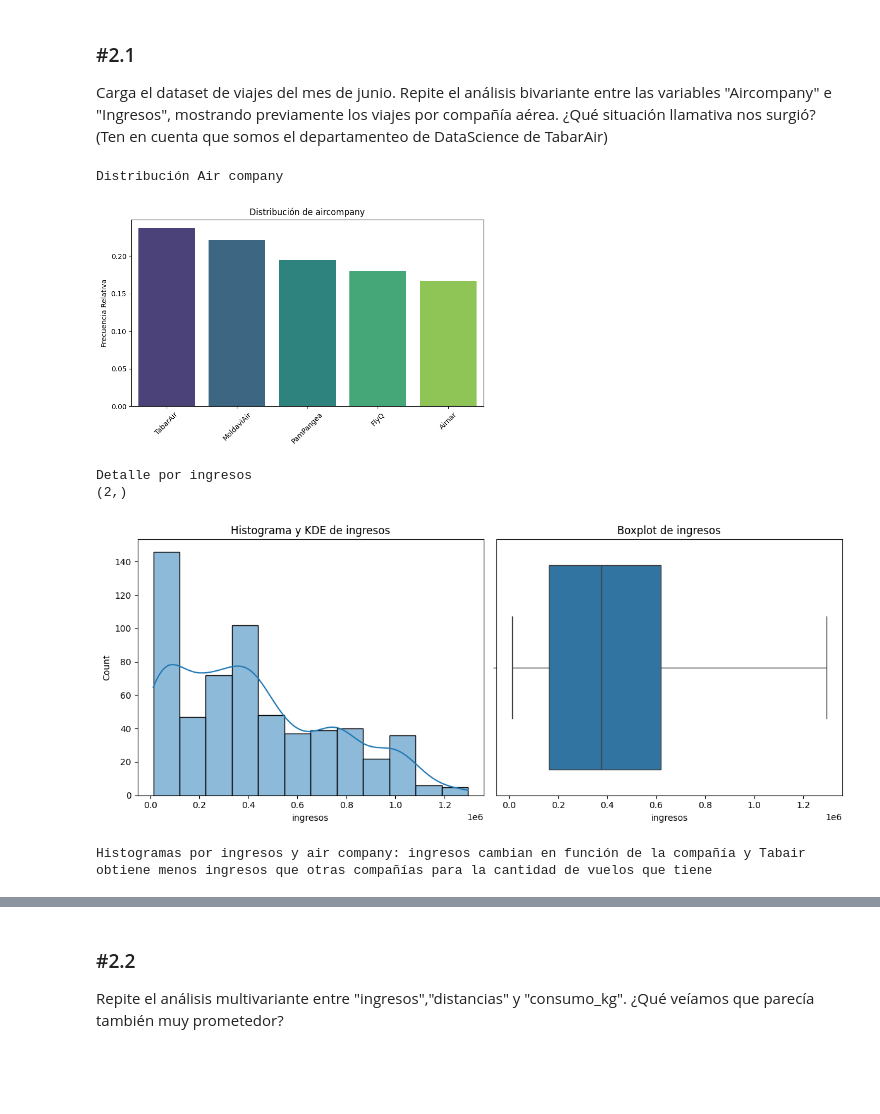
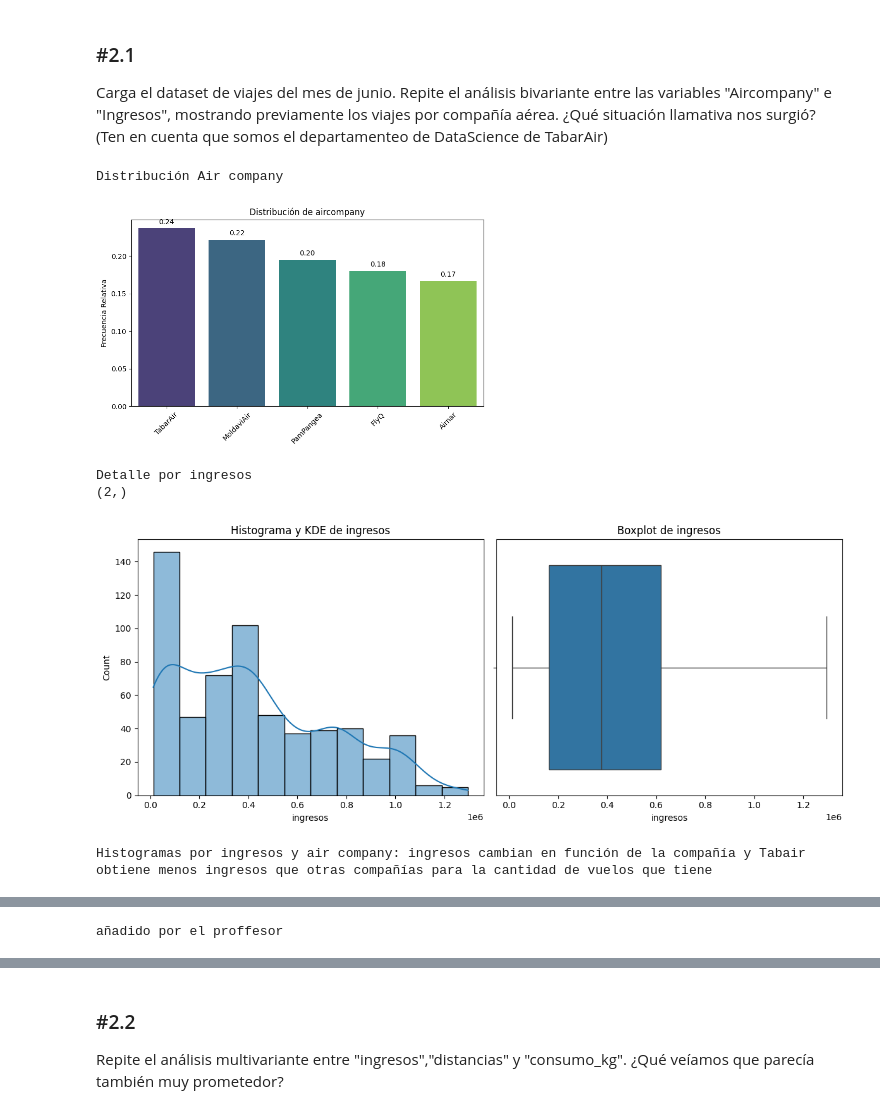
Before and after one commit to MariaRepository/ONLINE_DS_THEBRIDGE_MariaFernandez, a Jupyter notebook: 03_Analisis_de_Datos/Sprint_07/Unidad_02/Practica_Obligatoria/18_Practica_Obligatoria_Multivariante.ipynb, the cells around one changed output, grey strips where cells are left out. Drawn from its saved outputs; the diff is of its cells as text; code cells hidden in the pictures; blank space fills up the shorter version.

```diff
--- a/03_Analisis_de_Datos/Sprint_07/Unidad_02/Practica_Obligatoria/18_Practica_Obligatoria_Multivariante.ipynb
+++ b/03_Analisis_de_Datos/Sprint_07/Unidad_02/Practica_Obligatoria/18_Practica_Obligatoria_Multivariante.ipynb
@@ -440,20 +486,23 @@ Carga el dataset de viajes del mes de junio. Repite el análisis bivariante entr
 # %%
 df_air_jun = pd.read_csv("./data/dataset_viajes_jun23.csv")
 
 from bootcampviztools import plot_categorical_numerical_relationship, plot_combined_graphs, \
     pinta_distribucion_categoricas, plot_grouped_boxplots, plot_categorical_relationship_fin, plot_grouped_histograms
 
 print(f"Distribución Air company")
-pinta_distribucion_categoricas(df_air_jun,["aircompany"], relativa= True)
+pinta_distribucion_categoricas(df_air_jun,["aircompany"], relativa= True, mostrar_valores=True)
 
 print(f"Detalle por ingresos")
 plot_combined_graphs(df_air_jun, ["ingresos"])
 
 print(f"Histogramas por ingresos y air company: ingresos cambian en función de la compañía y Tabair obtiene menos ingresos que otras compañías para la cantidad de vuelos que tiene")
 plot_grouped_histograms(df_air_jun, "aircompany","ingresos",group_size= 2)
+
+print(f"añadido por el proffesor")
+plot_categorical_numerical_relationship(df_air_jun,"aircompany","ingresos",measure="median")
 # %% [output]
 Distribución Air company
-[figure, old version]
+[figure, new version]
 Detalle por ingresos
 (2,)
 [figure]
@@ -461,3 +510,4 @@ Histogramas por ingresos y air company: ingresos cambian en función de la compa
 [figure]
 [figure]
 [figure]
+añadido por el proffesor
```
Also changed, not shown: parts of 15 cells of this notebook, 21 other files.
